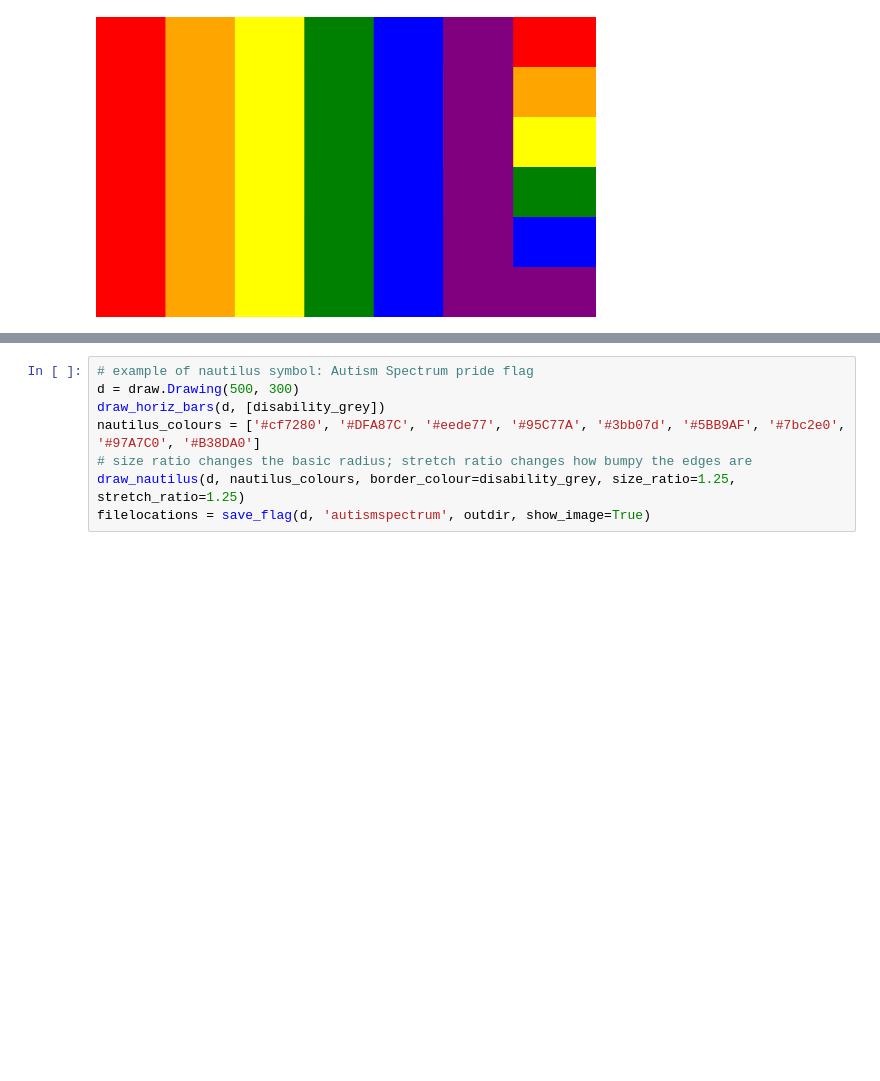
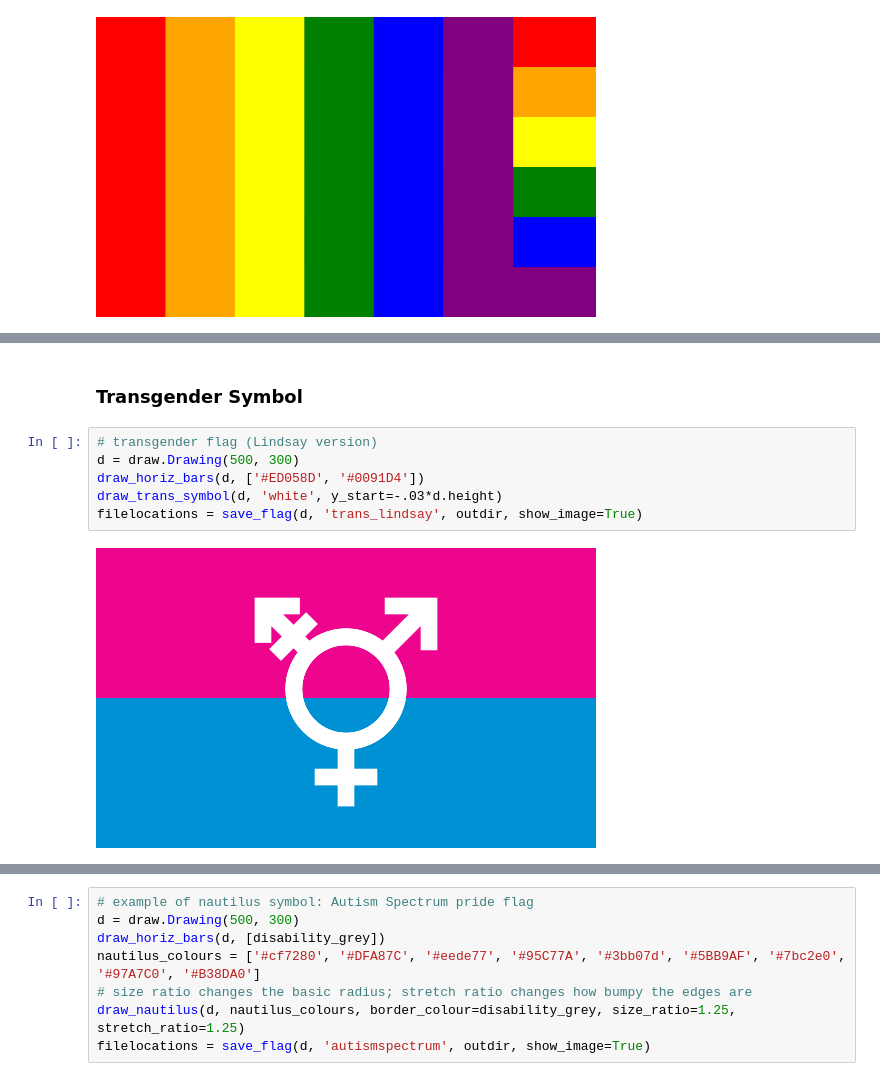
Before and after one commit to intervexual/drawpride, a Jupyter notebook: examples.ipynb, the cells around one changed output, grey strips where cells are left out. Cells and saved outputs as stored; diff of their text form; blank space fills up the shorter version.

```diff
--- a/examples.ipynb
+++ b/examples.ipynb
@@ -583,0 +614,10 @@ filelocations = save_flag(d, 'rainbow_buddhist', outdir, show_image=True)
+# %% [markdown]
+### Transgender Symbol
+# %%
+# transgender flag (Lindsay version)
+d = draw.Drawing(500, 300)
+draw_horiz_bars(d, ['#ED058D', '#0091D4'])
+draw_trans_symbol(d, 'white', y_start=-.03*d.height)
+filelocations = save_flag(d, 'trans_lindsay', outdir, show_image=True)
+# %% [output]
+[figure, added]
```
Also changed, not shown: parts of 15 cells of this notebook, 42 other files.
